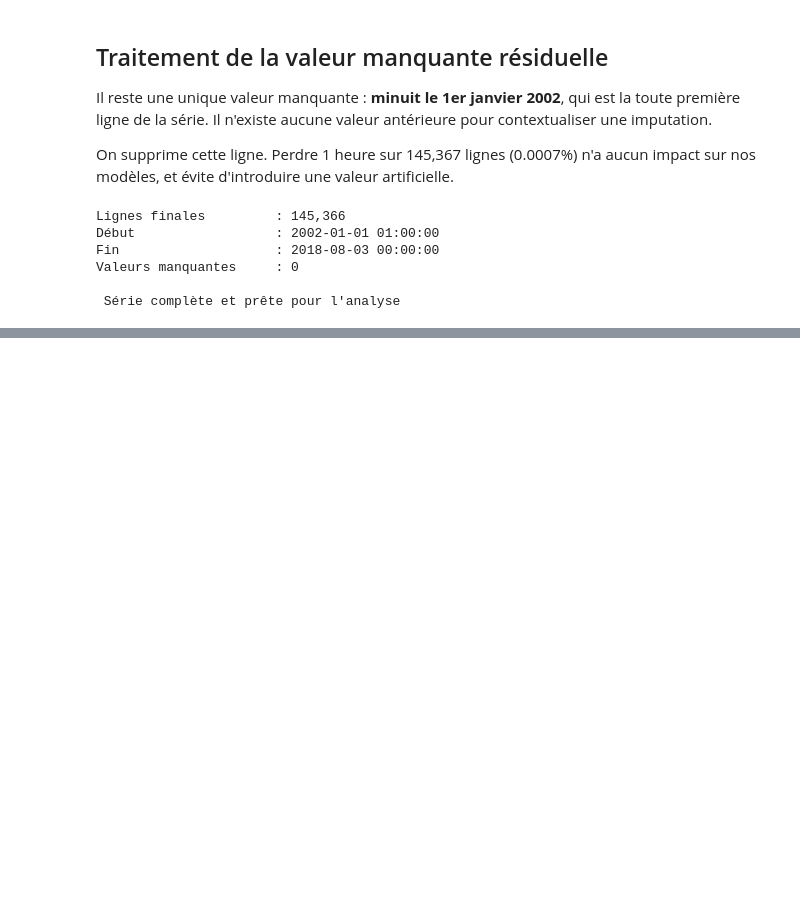
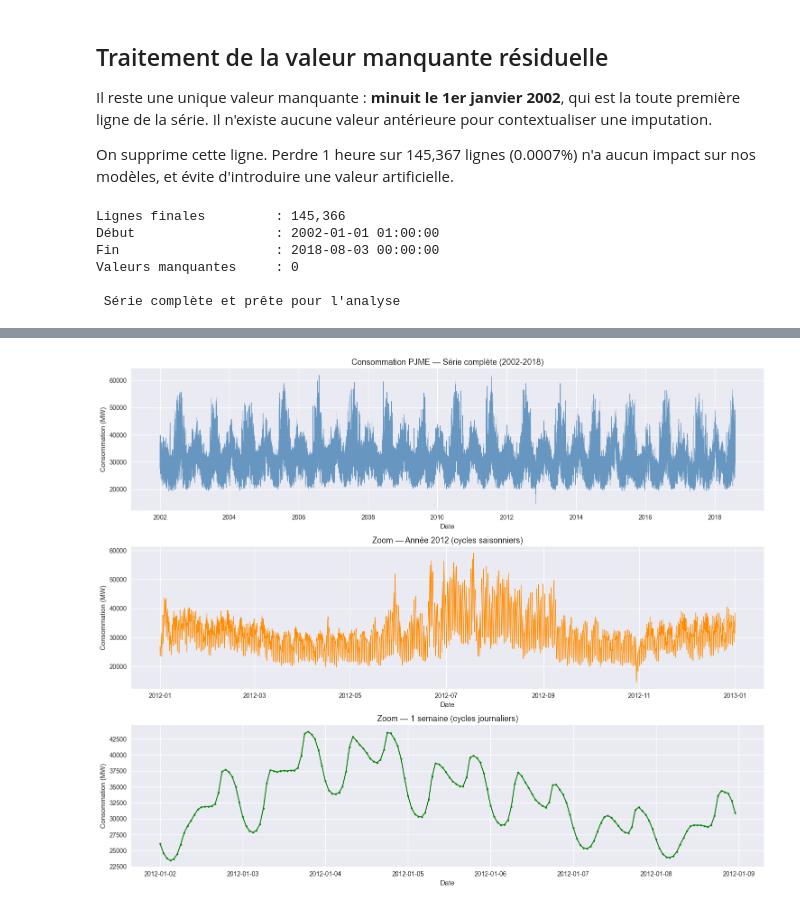
Before and after one commit to Dboy003/Energy-forecasting, a Jupyter notebook: notebooks/01_exploration.ipynb, the cells around one changed output, grey strips where cells are left out. Cells and saved outputs as stored; diff of their text form; code cells hidden in the pictures; blank space fills up the shorter version.

Commit message:
Notebook 01 : exploration complète avec outliers STL et sauvegarde

```diff
--- a/notebooks/01_exploration.ipynb
+++ b/notebooks/01_exploration.ipynb
@@ -264,0 +269,34 @@ Valeurs manquantes     : 0
+# %%
+# ============================================================
+# Visualisation de la série complète
+# ============================================================
+
+fig, axes = plt.subplots(3, 1, figsize=(15, 12))
+
+# --- Graphique 1 : série complète ---
+axes[0].plot(df_pjme.index, df_pjme['PJME'],
+             color='steelblue', linewidth=0.5, alpha=0.8)
+axes[0].set_title('Consommation PJME — Série complète (2002-2018)', fontsize=13)
+axes[0].set_ylabel('Consommation (MW)')
+axes[0].set_xlabel('Date')
+
+# --- Graphique 2 : zoom sur 1 an (2012) ---
+df_2012 = df_pjme.loc['2012-01-01':'2012-12-31']
+axes[1].plot(df_2012.index, df_2012['PJME'],
+             color='darkorange', linewidth=0.8)
+axes[1].set_title('Zoom — Année 2012 (cycles saisonniers)', fontsize=13)
+axes[1].set_ylabel('Consommation (MW)')
+axes[1].set_xlabel('Date')
+
+# --- Graphique 3 : zoom sur 1 semaine (janvier 2012) ---
+df_semaine = df_pjme.loc['2012-01-02':'2012-01-08']
+axes[2].plot(df_semaine.index, df_semaine['PJME'],
+             color='green', linewidth=1.5, marker='o', markersize=3)
+axes[2].set_title('Zoom — 1 semaine (cycles journaliers)', fontsize=13)
+axes[2].set_ylabel('Consommation (MW)')
+axes[2].set_xlabel('Date')
+
+plt.tight_layout()
+plt.show()
+# %% [output]
+[figure, added]
```
Also changed, not shown: parts of 13 cells of this notebook.
